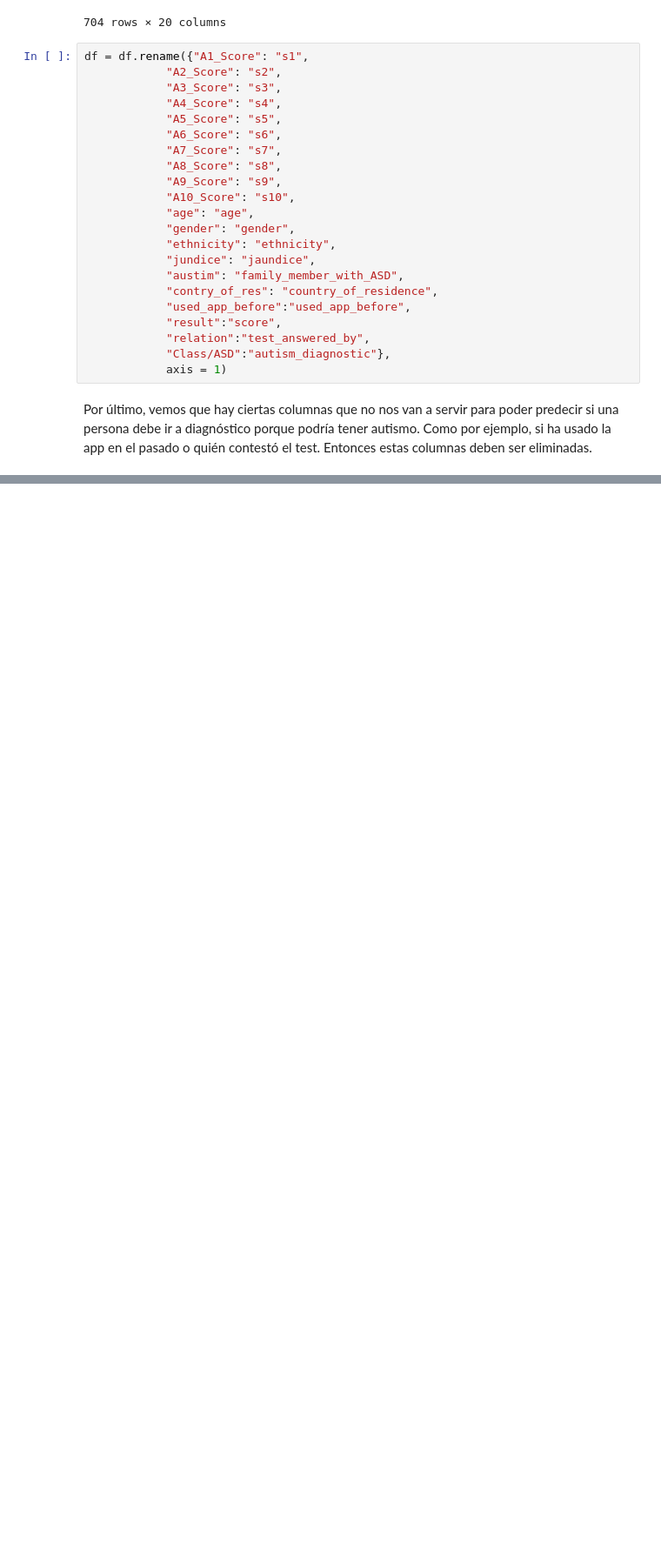
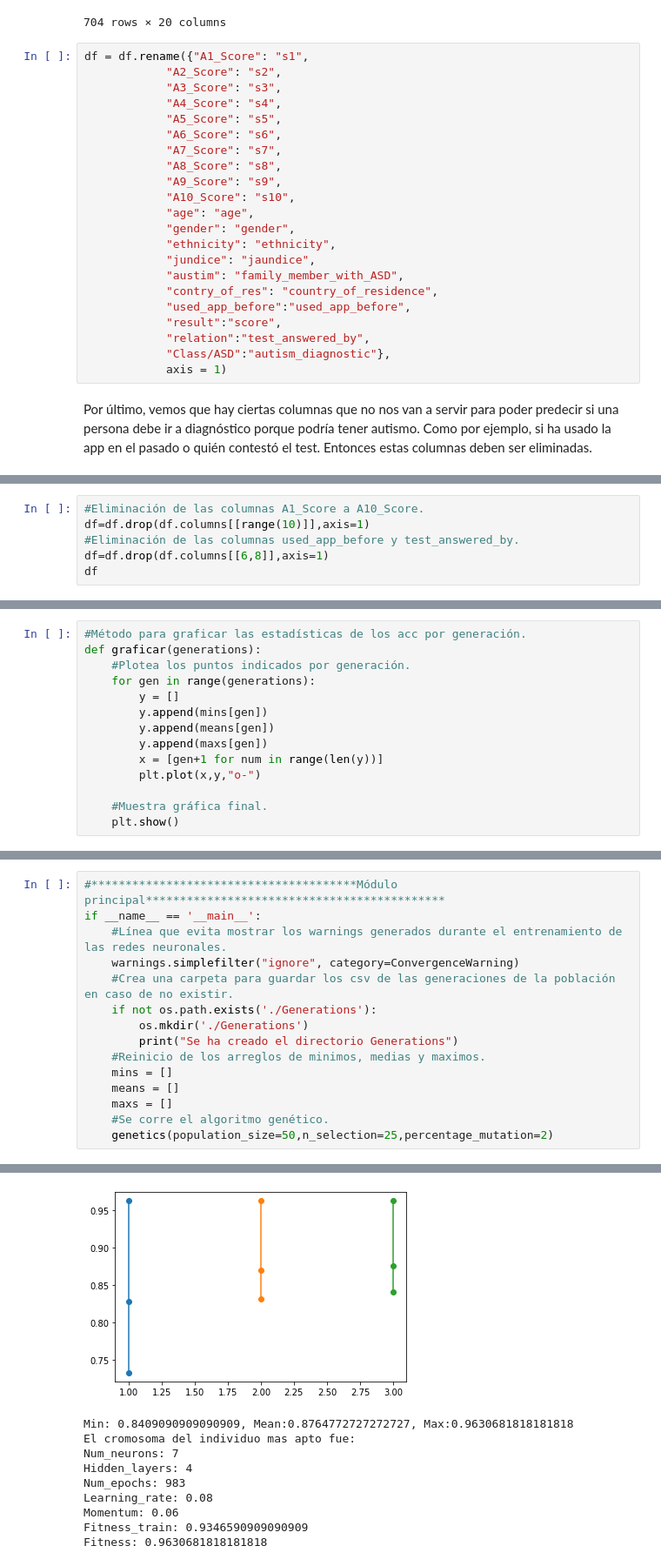
Before and after one commit to JuanMaLR/bedu-equipo4-dataScience-PD, a Jupyter notebook: Final_project_GA_&_NN.ipynb, the cells around one changed output, grey strips where cells are left out. Shown: that part at 87% size. Saved outputs shown, nothing was run; the diff lists cells and outputs as text; blank space fills up the shorter version.

```diff
--- a/Final_project_GA_&_NN.ipynb
+++ b/Final_project_GA_&_NN.ipynb
@@ -633,0 +632,6 @@ df
+# %%
+#Eliminación de las columnas A1_Score a A10_Score.
+df=df.drop(df.columns[[range(10)]],axis=1)
+#Eliminación de las columnas used_app_before y test_answered_by.
+df=df.drop(df.columns[[6,8]],axis=1)
+df
@@ -633,0 +1146,14 @@ df
+# %%
+#Método para graficar las estadísticas de los acc por generación.
+def graficar(generations):
+    #Plotea los puntos indicados por generación.
+    for gen in range(generations):
+        y = []
+        y.append(mins[gen])
+        y.append(means[gen])
+        y.append(maxs[gen])
+        x = [gen+1 for num in range(len(y))]
+        plt.plot(x,y,"o-")
+
+    #Muestra gráfica final.
+    plt.show()
@@ -633,0 +1205,16 @@ df
+# %%
+#***************************************Módulo principal********************************************
+if __name__ == '__main__':
+    #Línea que evita mostrar los warnings generados durante el entrenamiento de las redes neuronales.
+    warnings.simplefilter("ignore", category=ConvergenceWarning)
+    #Crea una carpeta para guardar los csv de las generaciones de la población en caso de no existir.
+    if not os.path.exists('./Generations'):
+        os.mkdir('./Generations')
+        print("Se ha creado el directorio Generations")
+    #Reinicio de los arreglos de minimos, medias y maximos.
+    mins = []
+    means = []
+    maxs = []
+    #Se corre el algoritmo genético.
+    genetics(population_size=50,n_selection=25,percentage_mutation=2)
+# %% [output]
@@ -633,0 +1238,10 @@ df
+[figure, added]
+Min: 0.8409090909090909, Mean:0.8764772727272727, Max:0.9630681818181818
+El cromosoma del individuo mas apto fue:
+Num_neurons: 7
+Hidden_layers: 4
+Num_epochs: 983
+Learning_rate: 0.08
+Momentum: 0.06
+Fitness_train: 0.9346590909090909
+Fitness: 0.9630681818181818
```
Also changed, not shown: parts of 29 cells of this notebook.
